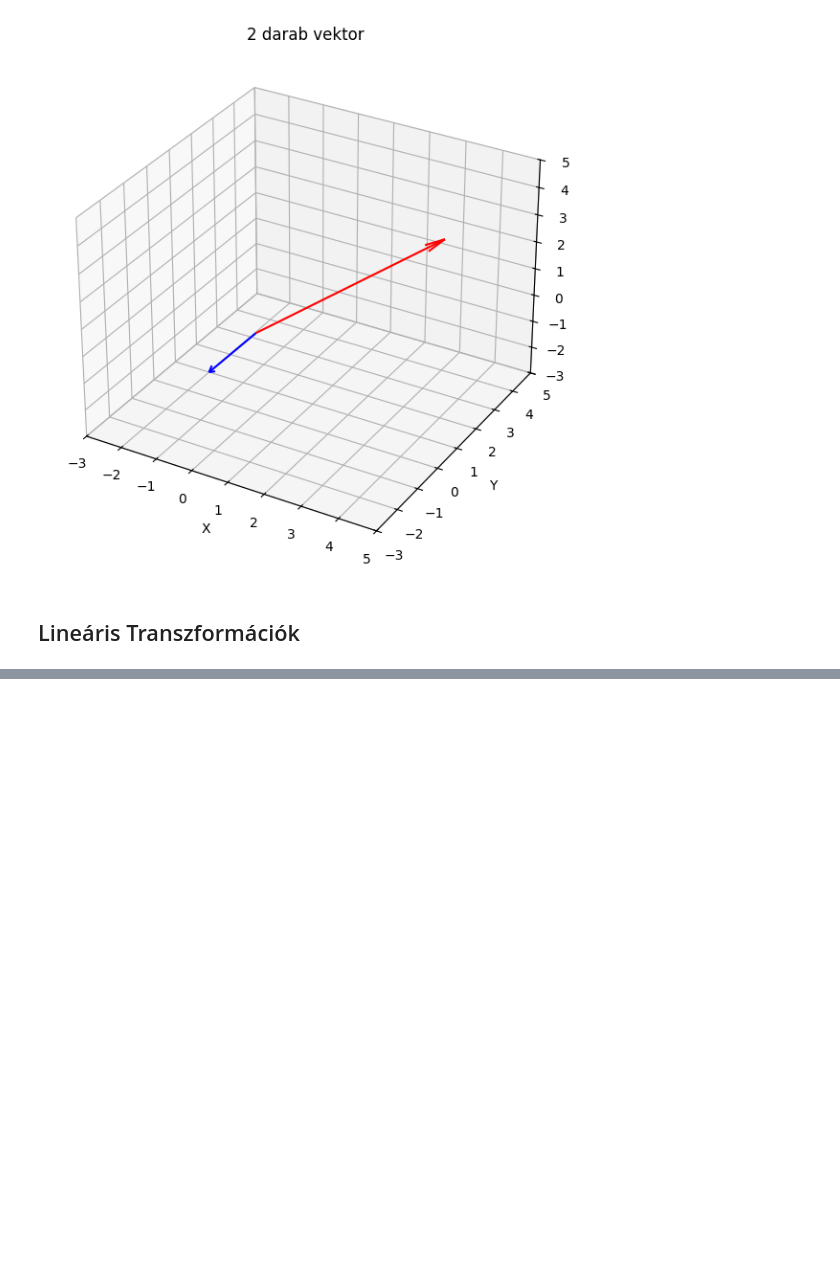
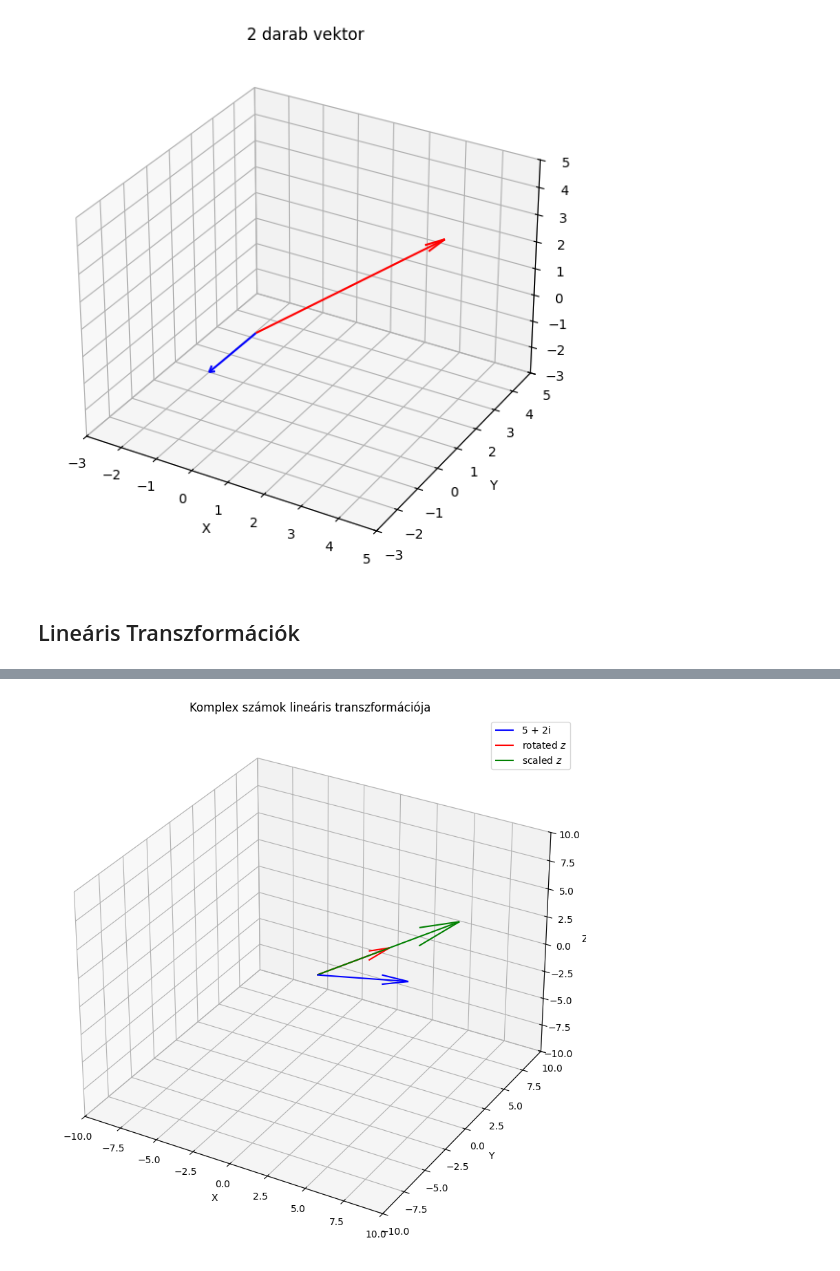
Before and after one commit to BBotond03/ATAMA_2025, a Jupyter notebook: ora_2-Linearis_transzformaciok/ora_2-Linearis_Transzformaciok.ipynb, the cells around one changed output, grey strips where cells are left out. Cells and saved outputs as stored; diff of their text form; code cells hidden in the pictures; blank space fills up the shorter version.

```diff
--- a/ora_2-Linearis_transzformaciok/ora_2-Linearis_Transzformaciok.ipynb
+++ b/ora_2-Linearis_transzformaciok/ora_2-Linearis_Transzformaciok.ipynb
@@ -319,0 +554,51 @@ plt.show()
+# %%
+# Definiáljunk egy komplex számot
+z = ComplexNumber(5, 2)
+
+# Konvertáljuk 3 dimenziós vektorrá (z=0)
+z_vector = np.array([z.real, z.imag, 0])
+
+# Rotációs mátrix
+rotation_angle = np.pi / 4  # 45 fokos forgatás z tengely körül
+rotation_matrix = np.array([[np.cos(rotation_angle), -np.sin(rotation_angle), 0],
+                            [np.sin(rotation_angle), np.cos(rotation_angle), 0],
+                            [0, 0, 1]])
+
+
+z_rotated = rotation_matrix @ z_vector
+
+# Skálázzuk is
+scaling_factor = 2
+scaling_matrix = np.array([[scaling_factor, 0, 0],
+                            [0, scaling_factor, 0],
+                            [0, 0, scaling_factor]])
+
+z_scaled = scaling_matrix @ z_rotated
+
+
+fig5 = plt.figure(figsize=(10, 10))
+complex_transf = fig5.add_subplot(111, projection='3d')
+
+# Eredeti komplex szám
+complex_transf.quiver(0, 0, 0, z_vector[0], z_vector[1], z_vector[2], color='b', label=z.toString())
+
+# Forgatást követően
+complex_transf.quiver(0, 0, 0, z_rotated[0], z_rotated[1], z_rotated[2], color='r', label=r'$\text{rotated} \ z$')
+
+# Skálázás után
+complex_transf.quiver(0, 0, 0, z_scaled[0], z_scaled[1], z_scaled[2], color='g', label=r'$\text{scaled} \ z$')
+
+complex_transf.set_xlim([-10, 10])
+complex_transf.set_ylim([-10, 10])
+complex_transf.set_zlim([-10, 10])
+
+
+complex_transf.set_xlabel('X')
+complex_transf.set_ylabel('Y')
+complex_transf.set_zlabel('Z')
+complex_transf.set_title('Komplex számok lineáris transzformációja')
+
+complex_transf.legend()
+plt.show()
+# %% [output]
+[figure, added]
```
Also changed, not shown: parts of 33 cells of this notebook.
